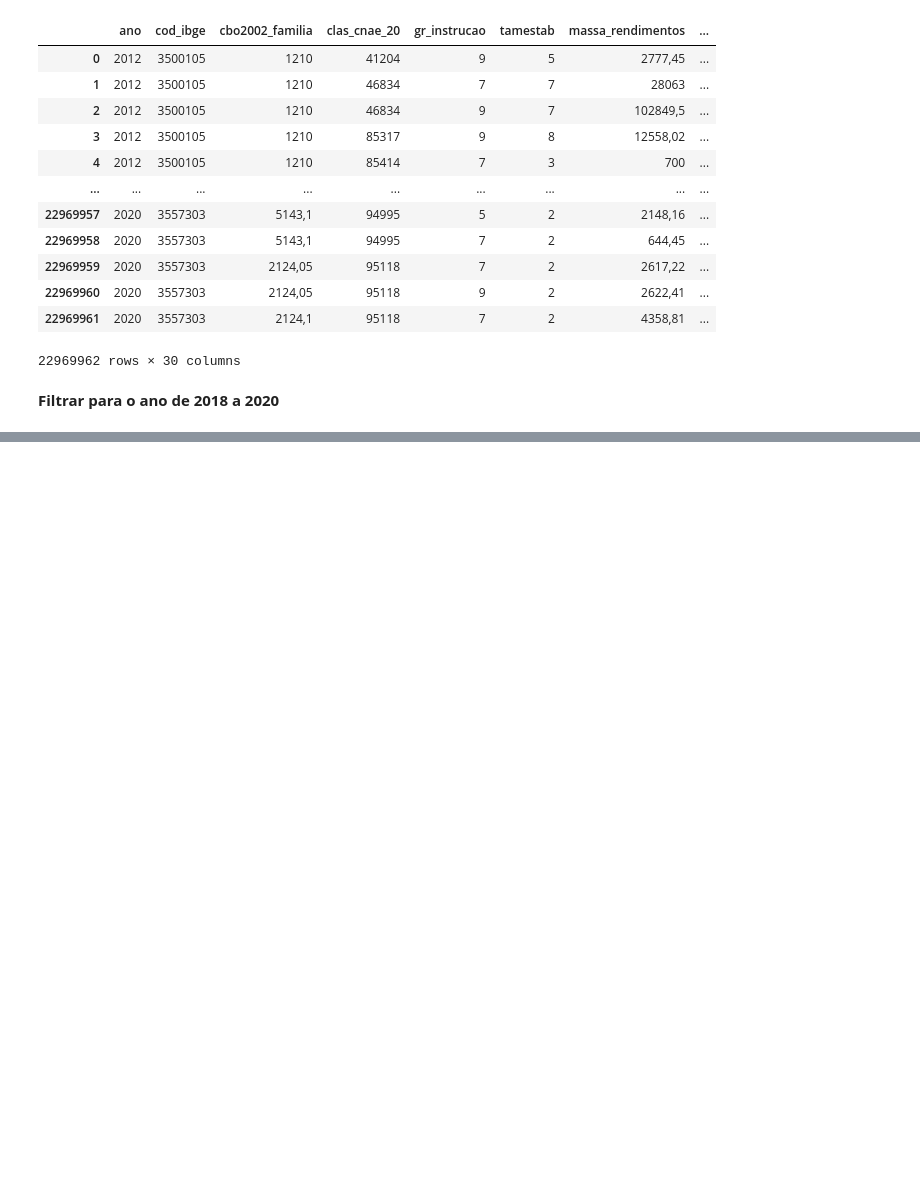
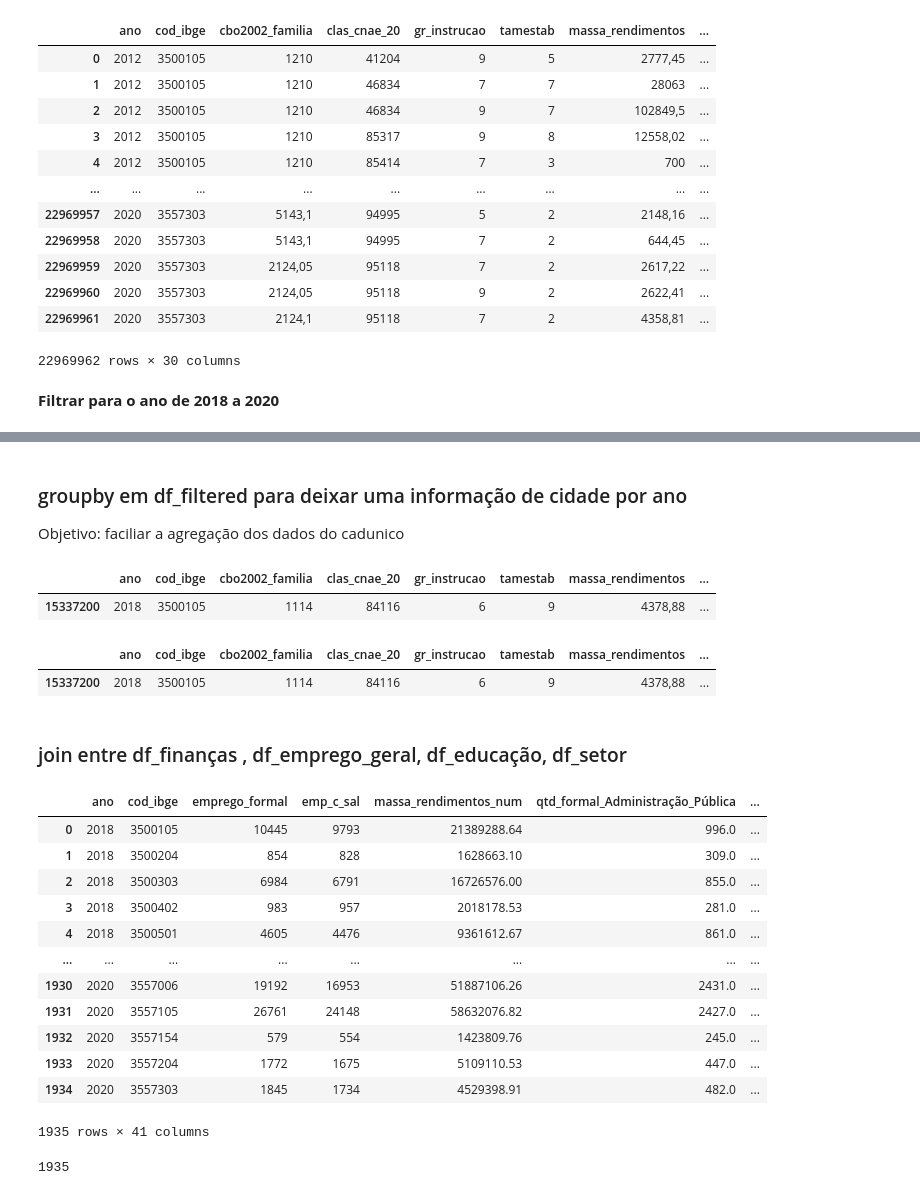
Before and after one commit to gustavonegrao/projeto_SSC0957, a Jupyter notebook: PCD_Rais.ipynb, the cells around one changed output, grey strips where cells are left out. Saved outputs shown, nothing was run; the diff lists cells and outputs as text; code cells hidden in the pictures; blank space fills up the shorter version.

Commit message:
gerar df_final (tds os join possiveis) , criação do notebook para entrega2

```diff
--- a/PCD_Rais.ipynb
+++ b/PCD_Rais.ipynb
@@ -541,0 +588,9 @@ Presença de BPC × envelhecimento populacional
+# %% [markdown]
+### groupby em df_filtered para deixar uma informação de cidade por ano
+
+Objetivo: faciliar a agregação dos dados do cadunico
+# %%
+df_filtered.head(1)
+# %% [output]
+|  | ano | cod_ibge | cbo2002_familia | clas_cnae_20 | gr_instrucao | tamestab | massa_rendimentos | ... |
+| 15337200 | 2018 | 3500105 | 1114 | 84116 | 6 | 9 | 4378,88 | ... |
@@ -541,0 +605,35 @@ Presença de BPC × envelhecimento populacional
+# %%
+df_filtered.head(1)
+# %% [output]
+|  | ano | cod_ibge | cbo2002_familia | clas_cnae_20 | gr_instrucao | tamestab | massa_rendimentos | ... |
+| 15337200 | 2018 | 3500105 | 1114 | 84116 | 6 | 9 | 4378,88 | ... |
+# %%
+df_emprego_geral = df_filtered.groupby(['ano', 'cod_ibge']).agg({'emprego_formal': 'sum','emp_c_sal': 'sum', 'massa_rendimentos_num': 'sum'}).reset_index()
+# %% [markdown]
+### join entre df_finanças , df_emprego_geral, df_educação, df_setor
+# %%
+df_final = pd.merge(df_emprego_geral,df_setores, on=['ano', 'cod_ibge'], how='outer')
+# %%
+df_final = pd.merge(df_final, df_escolaridade, on=['ano', 'cod_ibge'], how='outer')
+# %%
+df_final = pd.merge(df_final, df_financas, on=['ano'], how='outer')
+# %%
+df_final
+# %% [output]
+|  | ano | cod_ibge | emprego_formal | emp_c_sal | massa_rendimentos_num | qtd_formal_Administração_Pública | ... |
+| 0 | 2018 | 3500105 | 10445 | 9793 | 21389288.64 | 996.0 | ... |
+| 1 | 2018 | 3500204 | 854 | 828 | 1628663.10 | 309.0 | ... |
+| 2 | 2018 | 3500303 | 6984 | 6791 | 16726576.00 | 855.0 | ... |
+| 3 | 2018 | 3500402 | 983 | 957 | 2018178.53 | 281.0 | ... |
+| 4 | 2018 | 3500501 | 4605 | 4476 | 9361612.67 | 861.0 | ... |
+| ... | ... | ... | ... | ... | ... | ... | ... |
+| 1930 | 2020 | 3557006 | 19192 | 16953 | 51887106.26 | 2431.0 | ... |
+| 1931 | 2020 | 3557105 | 26761 | 24148 | 58632076.82 | 2427.0 | ... |
+| 1932 | 2020 | 3557154 | 579 | 554 | 1423809.76 | 245.0 | ... |
+| 1933 | 2020 | 3557204 | 1772 | 1675 | 5109110.53 | 447.0 | ... |
+| 1934 | 2020 | 3557303 | 1845 | 1734 | 4529398.91 | 482.0 | ... |
+1935 rows × 41 columns
+# %%
+len(df_cad_unico)
+# %% [output]
+1935
```
Also changed, not shown: parts of 27 cells of this notebook, 2 other files.
